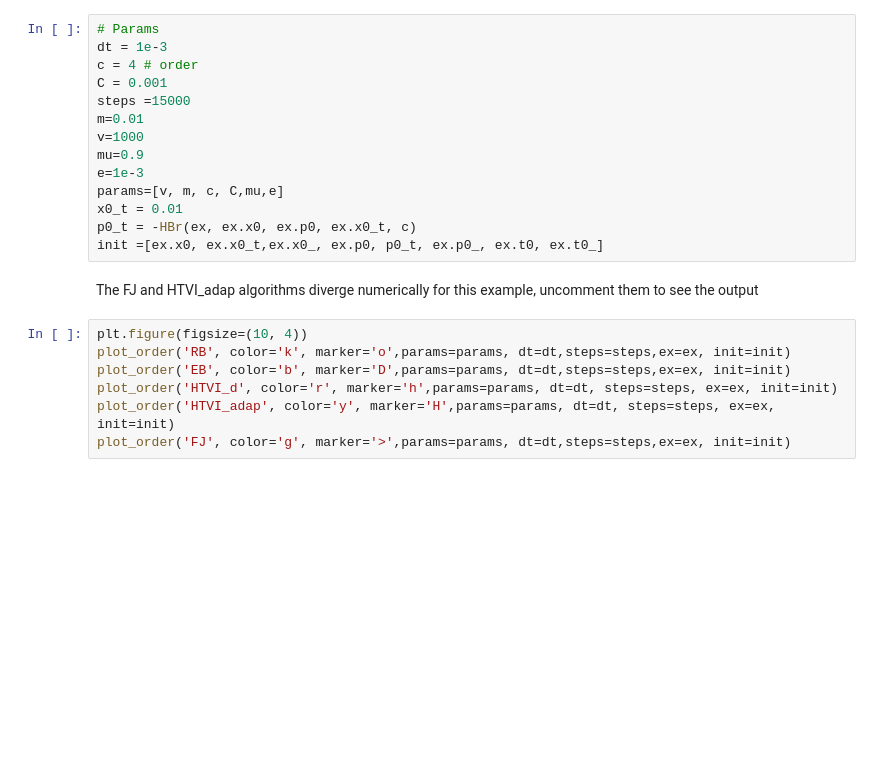
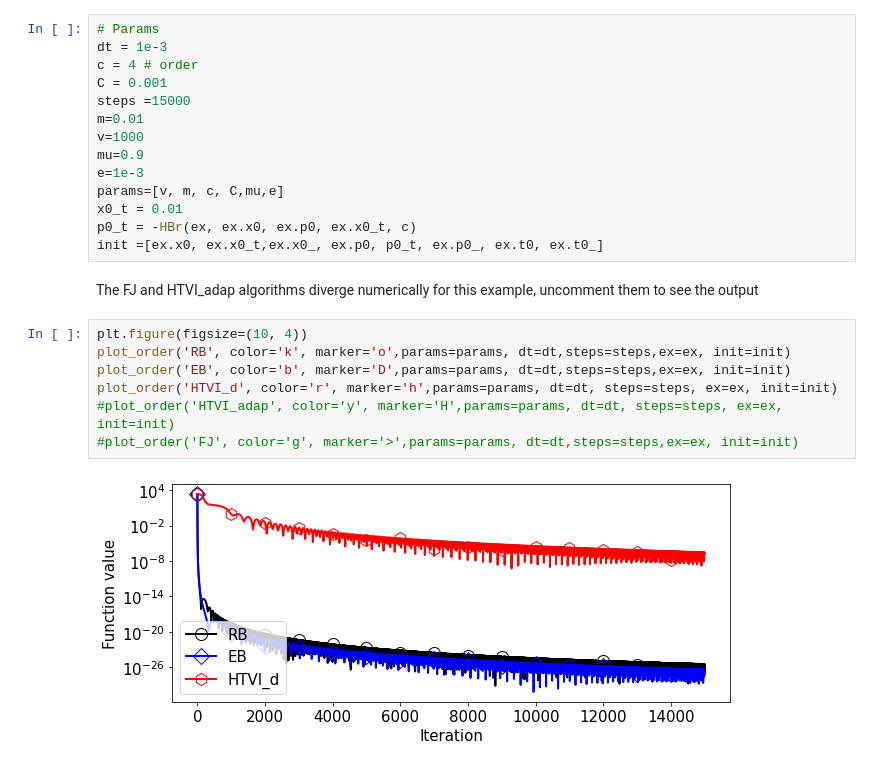
Before and after one commit to mdazatorres/Breg_dynamic_contact_algorithm, a Jupyter notebook: benchmark examples/SM Examples.ipynb, the cells around one changed output. Cells and saved outputs as stored; diff of their text form; blank space fills up the shorter version.

```diff
--- a/benchmark examples/SM Examples.ipynb
+++ b/benchmark examples/SM Examples.ipynb
@@ -430,7 +464,9 @@ The FJ and HTVI_adap algorithms diverge numerically for this example, uncomment
 # %%
 plt.figure(figsize=(10, 4))
 plot_order('RB', color='k', marker='o',params=params, dt=dt,steps=steps,ex=ex, init=init)
 plot_order('EB', color='b', marker='D',params=params, dt=dt,steps=steps,ex=ex, init=init)
 plot_order('HTVI_d', color='r', marker='h',params=params, dt=dt, steps=steps, ex=ex, init=init)
-plot_order('HTVI_adap', color='y', marker='H',params=params, dt=dt, steps=steps, ex=ex, init=init)
-plot_order('FJ', color='g', marker='>',params=params, dt=dt,steps=steps,ex=ex, init=init)
+#plot_order('HTVI_adap', color='y', marker='H',params=params, dt=dt, steps=steps, ex=ex, init=init)
+#plot_order('FJ', color='g', marker='>',params=params, dt=dt,steps=steps,ex=ex, init=init)
+# %% [output]
+[figure, added]
```
Also changed, not shown: parts of 17 cells of this notebook, 2 other files.
